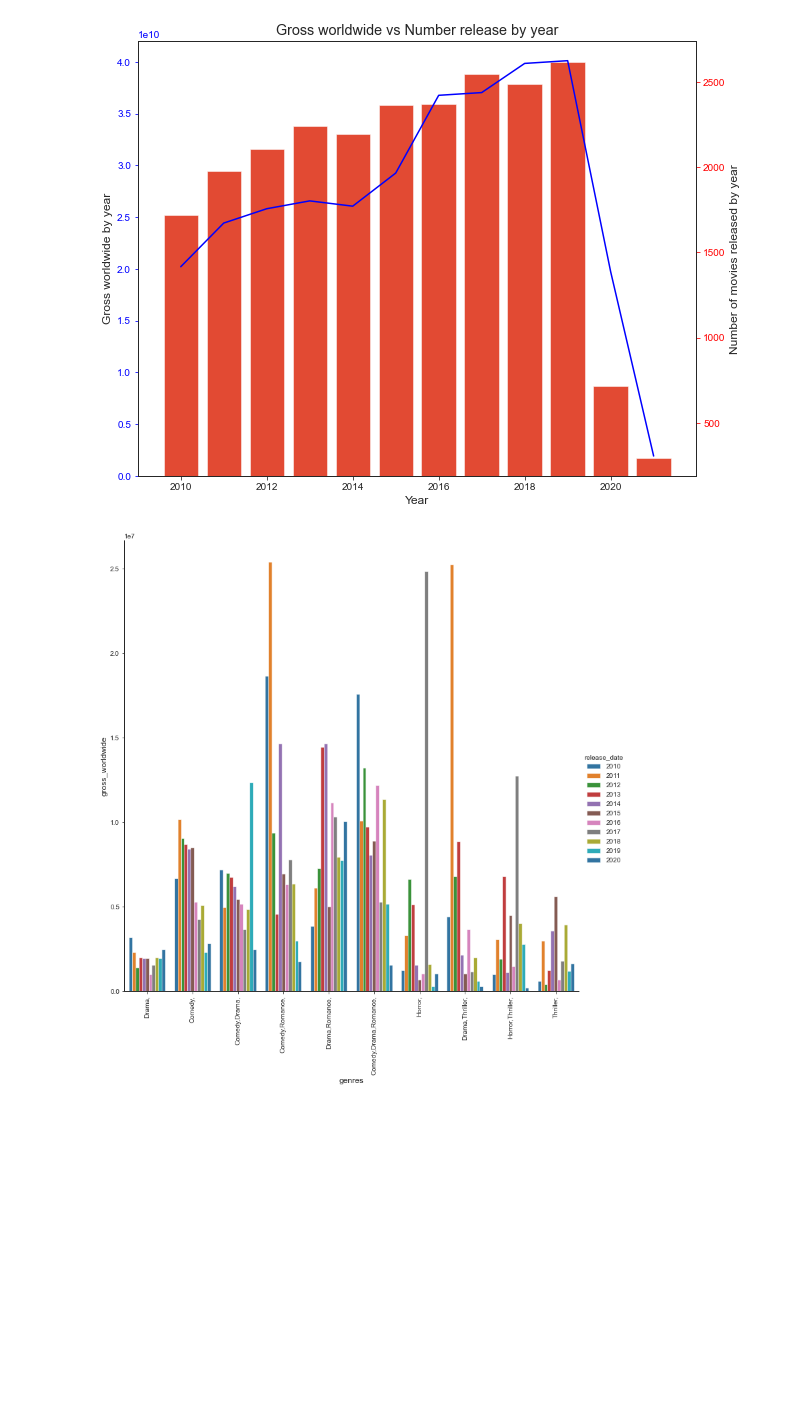
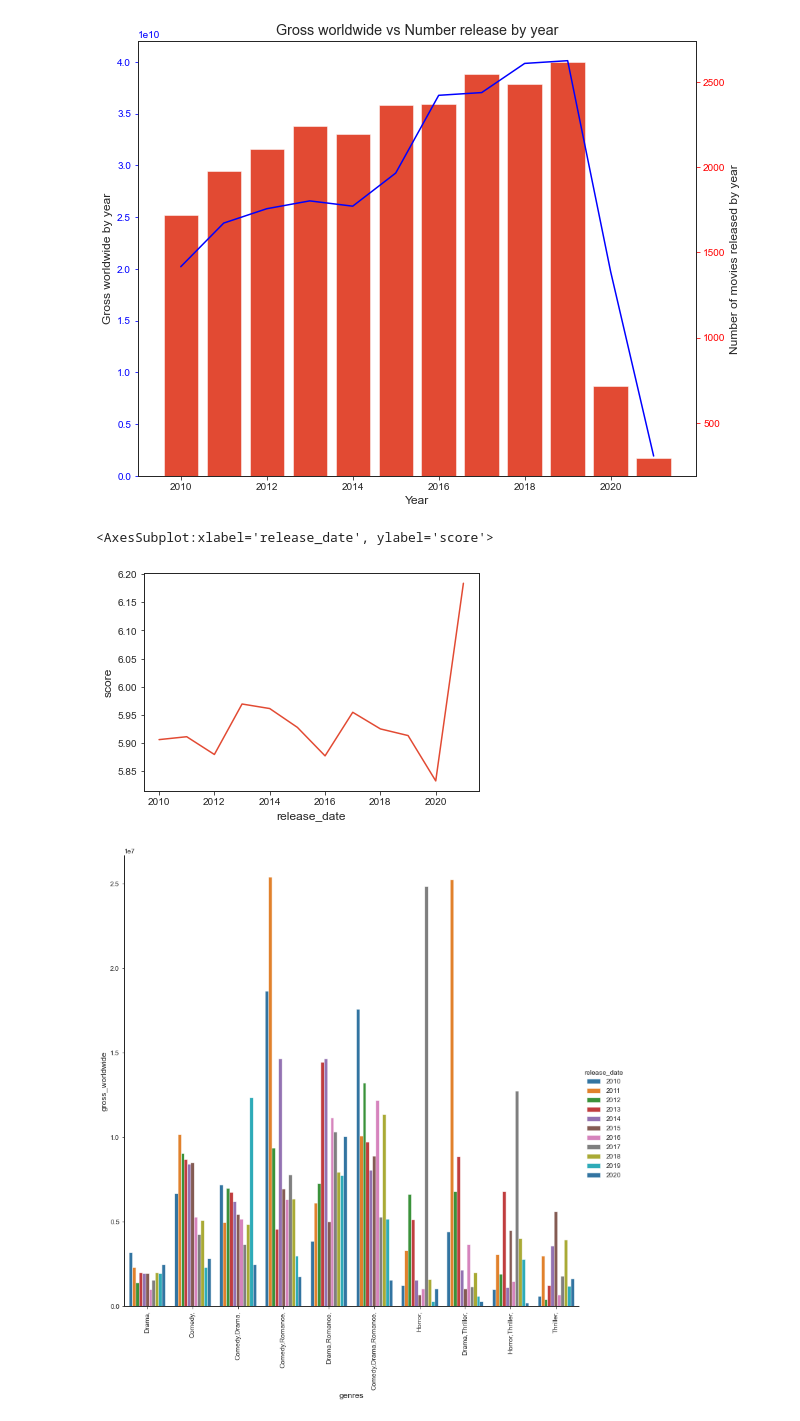
Before and after one commit to icyj1003/imdb-movies-gross, a Jupyter notebook: new_eda.ipynb, the cells around one changed output. Cells and saved outputs as stored; diff of their text form; code cells hidden in the pictures; blank space fills up the shorter version.

Commit message:
Update plot gross by year + New plot score

```diff
--- a/new_eda.ipynb
+++ b/new_eda.ipynb
@@ -167,6 +155,12 @@ line_ax.tick_params('y', colors='red')  # add color to right y axis
 plt.show()
 # %% [output]
 [figure]
+# %%
+score = df.groupby('release_date', as_index=False)['score'].mean()
+sns.lineplot(x='release_date', y='score', data=score)
+# %% [output]
+<AxesSubplot:xlabel='release_date', ylabel='score'>
+[figure, added]
 # %%
 sns.catplot(x = "genres",       # x variable name
             y = "gross_worldwide",       # y variable name
```
Also changed, not shown: parts of 4 cells of this notebook, 10 other files.
